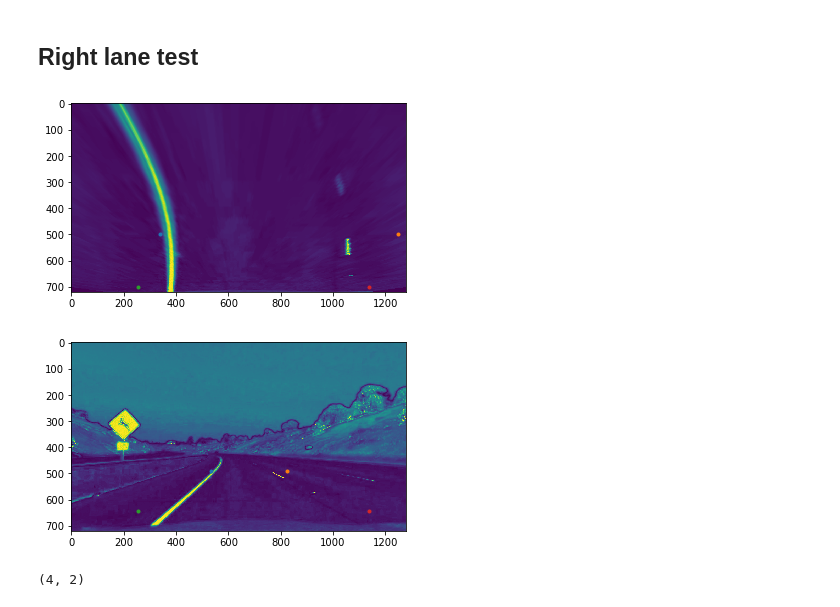
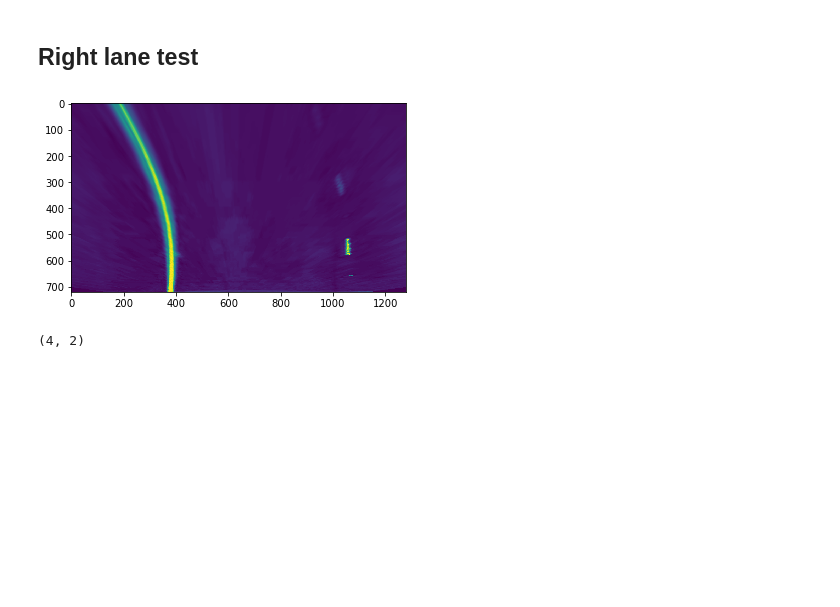
Before and after one commit to alamarche/CarND-Advanced-Lane-Lines, a Jupyter notebook: assignment.ipynb, the cells around one changed output. Cells and saved outputs as stored; diff of their text form; code cells hidden in the pictures; blank space fills up the shorter version.

```diff
--- a/assignment.ipynb
+++ b/assignment.ipynb
@@ -285,31 +299,6 @@ def scaleImg(img, nbits=8):
     scale = img.max() / (2**nbits - 1)
     img = img / scale
     return img
-
-def region_of_interest(img, vertices):
-    """
-    Applies an image mask.
-
-    Only keeps the region of the image defined by the polygon
-    formed from `vertices`. The rest of the image is set to black.
-    `vertices` should be a numpy array of integer points.
-    """
-    #defining a blank mask to start with
-    mask = np.zeros_like(img)
-
-    #defining a 3 channel or 1 channel color to fill the mask with depending on the input image
-    if len(img.shape) > 2:
-        channel_count = img.shape[2]  # i.e. 3 or 4 depending on your image
-        ignore_mask_color = (255,) * channel_count
-    else:
-        ignore_mask_color = 255
-
-    #filling pixels inside the polygon defined by "vertices" with the fill color
-    cv2.fillPoly(mask, vertices, ignore_mask_color)
-
-    #returning the image only where mask pixels are nonzero
-    masked_image = cv2.bitwise_and(img, mask)
-    return masked_image
 
 # Read and undistort image
 img = mpimg.imread("./test_images/test2.jpg")
@@ -326,59 +315,35 @@ ans/2
 = 909.25714285714285714286 fifths of an inch per horiz px on close edge of nearImgLanePoints"""
 #
 #
 #
 """(823-535)/(759-565)*12*120
 = 2137.73195876288659793814
 
 ans/2
 = 1068.86597938144329896907 fifths of an inch per horiz px on far edge of nearImgLanePoints"""
 #
 #
 #
 """50 feet separate these two edges (150 vertical px)"""
 
 # Minimum interstate lane width (12 feet)
 # Length of a dash (10 feet)
 # Length of spacing between dashes (30 feet)
 
-
-
 # Define points we want to use to transform these things
 nearImgPerspTransformPts = np.array([[340, 500],[1250, 500],[254, 700], [1139, 700]], dtype=np.float32) # units are in fifths of an inch (909 units per 700px horiz, )
 nearImgLanePoints = np.array([[535,492], [823, 492], [254, 642], [1138, 642]], dtype=np.float32)
 laneMask = np.array([[760, 420], [582, 420], [254, 642], [1138, 642]], dtype=np.float32) # Used to mask
 
 
-m = cv2.getPerspectiveTransform(nearImgLanePoints, nearImgPerspTransformPts)
+m, m_inv = getPerspTransform()
 
 newimg = cv2.warpPerspective(img, m, (img.shape[1], img.shape[0]), flags=cv2.INTER_LINEAR)
 
-# print(transLaneMask)
 plt.imshow(newimg)
-for i in nearImgPerspTransformPts:
-    plt.plot(i[0],i[1], '.')
 plt.show()
-plt.imshow(img)
-for i in nearImgLanePoints:
-    plt.plot(i[0],i[1], '.')
-plt.imsave("test.png", newimg)
-
-# sobMag = scaleImg(sobMag)
-# sobX = scaleImg(abs(sobX))
-# condition = (sobAngle < -np.pi/6) & (sobAngle > -5*np.pi/12) & (sobX <= 255) & (sobMag > 30)
-# condition2 = (sobAngle < -np.pi/6) & (sobAngle > -5*np.pi/12) & (sobX <= 255) & (sobX > 30)
-# laneLeft = scaleImg(np.ma.where(condition, 1, 0))
-# laneLeft = region_of_interest()
-# laneLeft2 = scaleImg(np.ma.where(condition2, 1, 0))
-# plt.imshow(img, cmap='gray')
-# plt.show()
-# plt.imshow((laneLeft), cmap='gray')
-# plt.show()
-# plt.imshow((laneLeft2), cmap='gray')
-# plt.show()
 # %% [output]
-[figure, old version]
+[figure, new version]
-[figure, removed]
 # %%
 np.shape(nearImgLanePoints)
 # %% [output]
```
Also changed, not shown: parts of 3 cells of this notebook.
